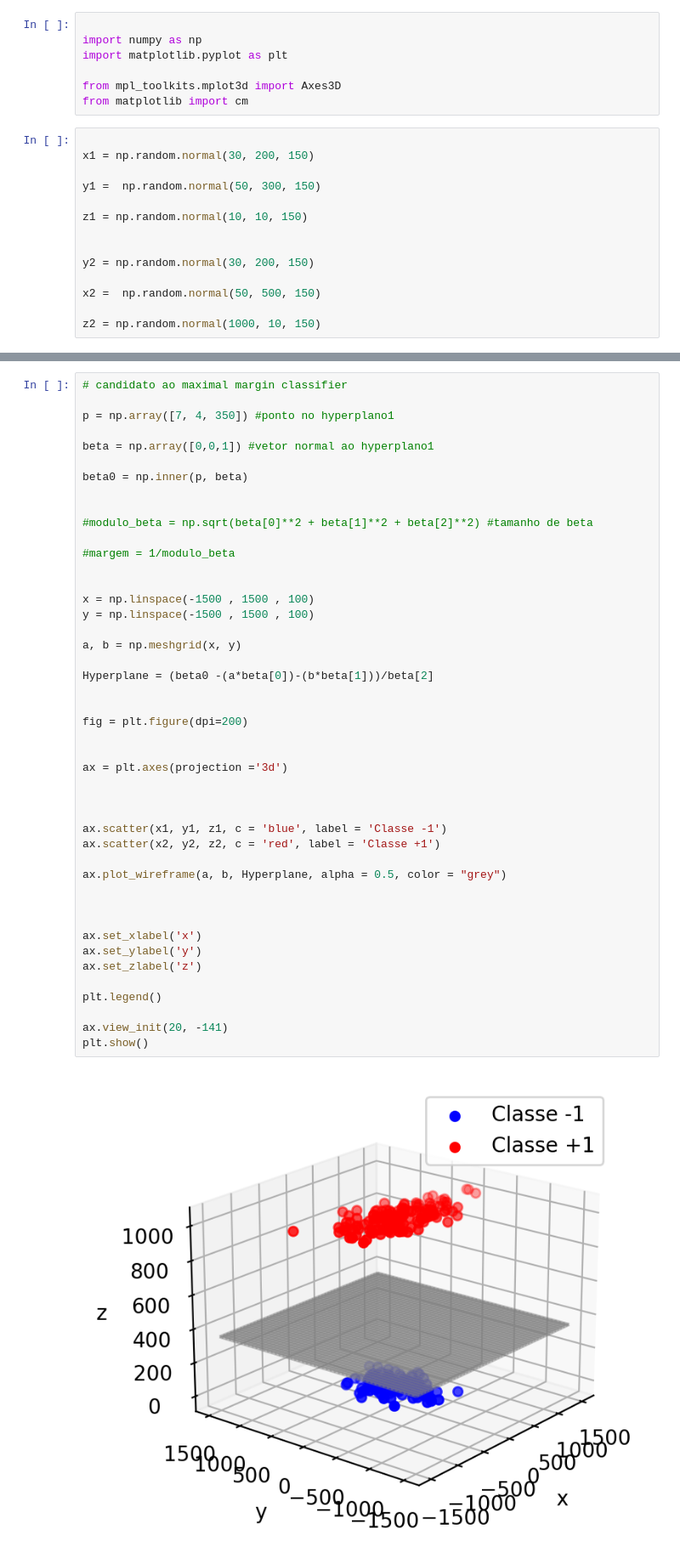
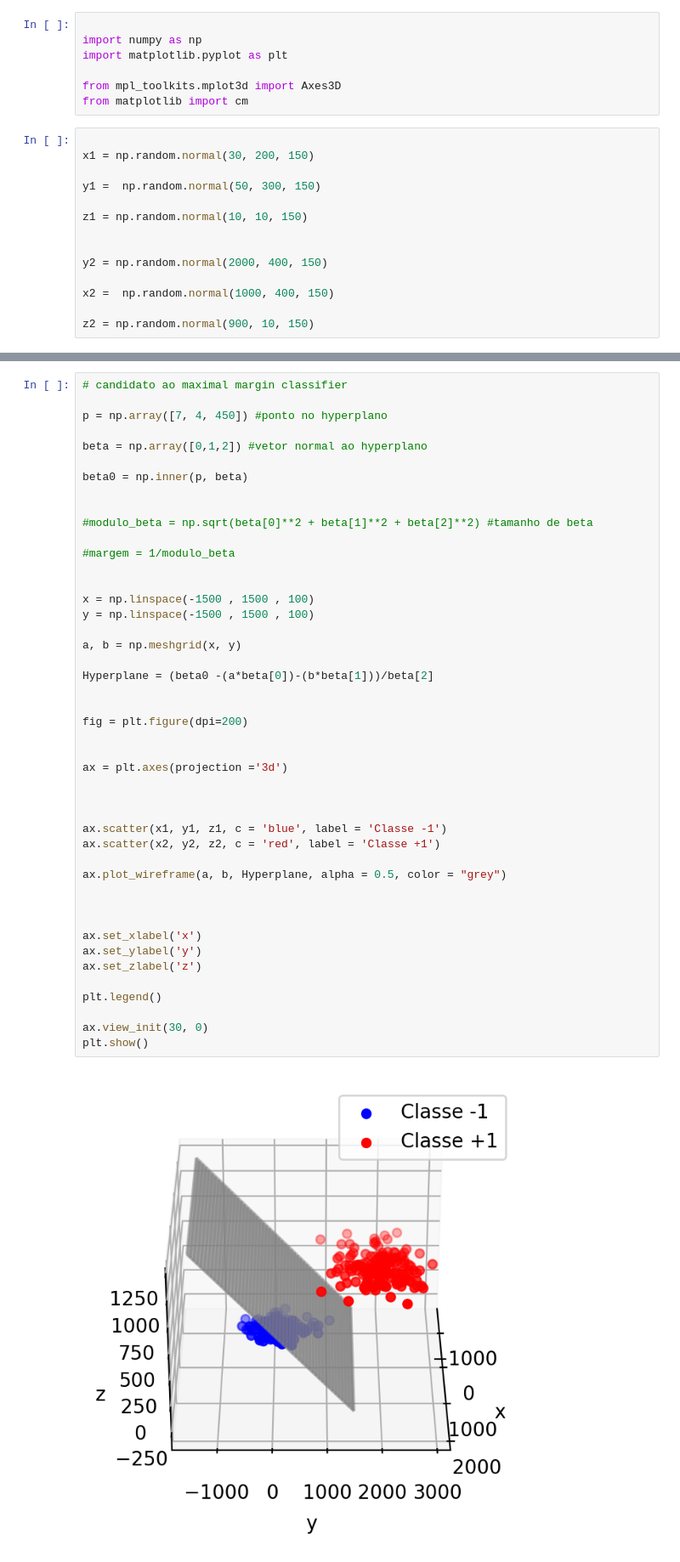
Before and after one commit to Faluhelyi/TOPICOS_2_cadernos, a Jupyter notebook: maximal_margin_classifier_r3.ipynb, the cells around one changed output, grey strips where cells are left out. Shown at 85% size. Saved outputs shown, nothing was run; the diff lists cells and outputs as text.

```diff
--- a/maximal_margin_classifier_r3.ipynb
+++ b/maximal_margin_classifier_r3.ipynb
@@ -14,11 +14,11 @@ y1 =  np.random.normal(50, 300, 150)
 z1 = np.random.normal(10, 10, 150)
 
 
-y2 = np.random.normal(30, 200, 150)
+y2 = np.random.normal(2000, 400, 150)
 
-x2 =  np.random.normal(50, 500, 150)
+x2 =  np.random.normal(1000, 400, 150)
 
-z2 = np.random.normal(1000, 10, 150)
+z2 = np.random.normal(900, 10, 150)
 # %%
 # candidato ao maximal margin classifier
 
@@ -68,9 +69,9 @@ plt.show()
 # %%
 # candidato ao maximal margin classifier
 
-p = np.array([7, 4, 350]) #ponto no hyperplano1
+p = np.array([7, 4, 450]) #ponto no hyperplano
 
-beta = np.array([0,0,1]) #vetor normal ao hyperplano1
+beta = np.array([0,1,2]) #vetor normal ao hyperplano
 
 beta0 = np.inner(p, beta)
 
@@ -83,32 +84,32 @@ beta0 = np.inner(p, beta)
 x = np.linspace(-1500 , 1500 , 100)
 y = np.linspace(-1500 , 1500 , 100)
 
 a, b = np.meshgrid(x, y)
 
 Hyperplane = (beta0 -(a*beta[0])-(b*beta[1]))/beta[2]
 
 
 fig = plt.figure(dpi=200)
 
 
 ax = plt.axes(projection ='3d')
 
 
 
 ax.scatter(x1, y1, z1, c = 'blue', label = 'Classe -1')
 ax.scatter(x2, y2, z2, c = 'red', label = 'Classe +1')
 
 ax.plot_wireframe(a, b, Hyperplane, alpha = 0.5, color = "grey")
 
 
 
 ax.set_xlabel('x')
 ax.set_ylabel('y')
 ax.set_zlabel('z')
 
 plt.legend()
 
-ax.view_init(20, -141)
+ax.view_init(30, 0)
 plt.show()
 # %% [output]
-[figure, old version]
+[figure, new version]
```
Also changed, not shown: parts of 1 cell of this notebook.
